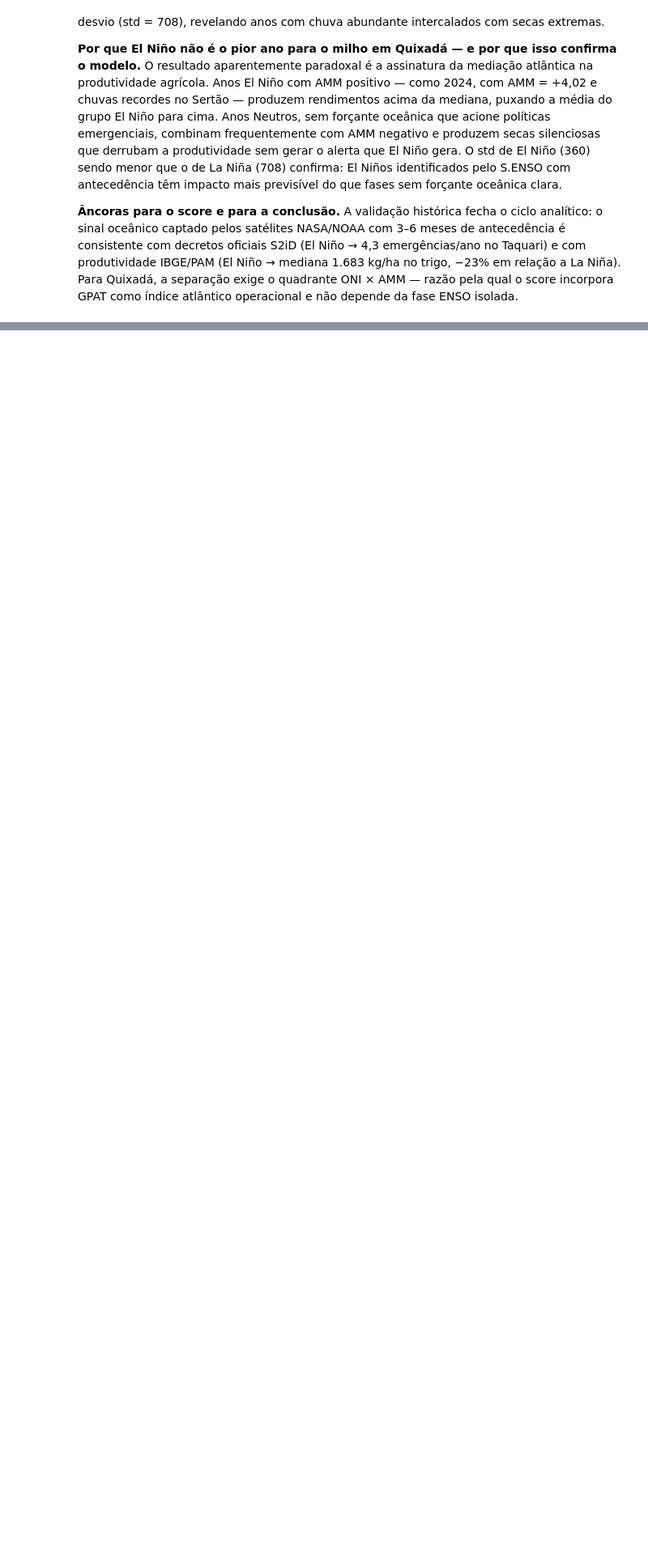
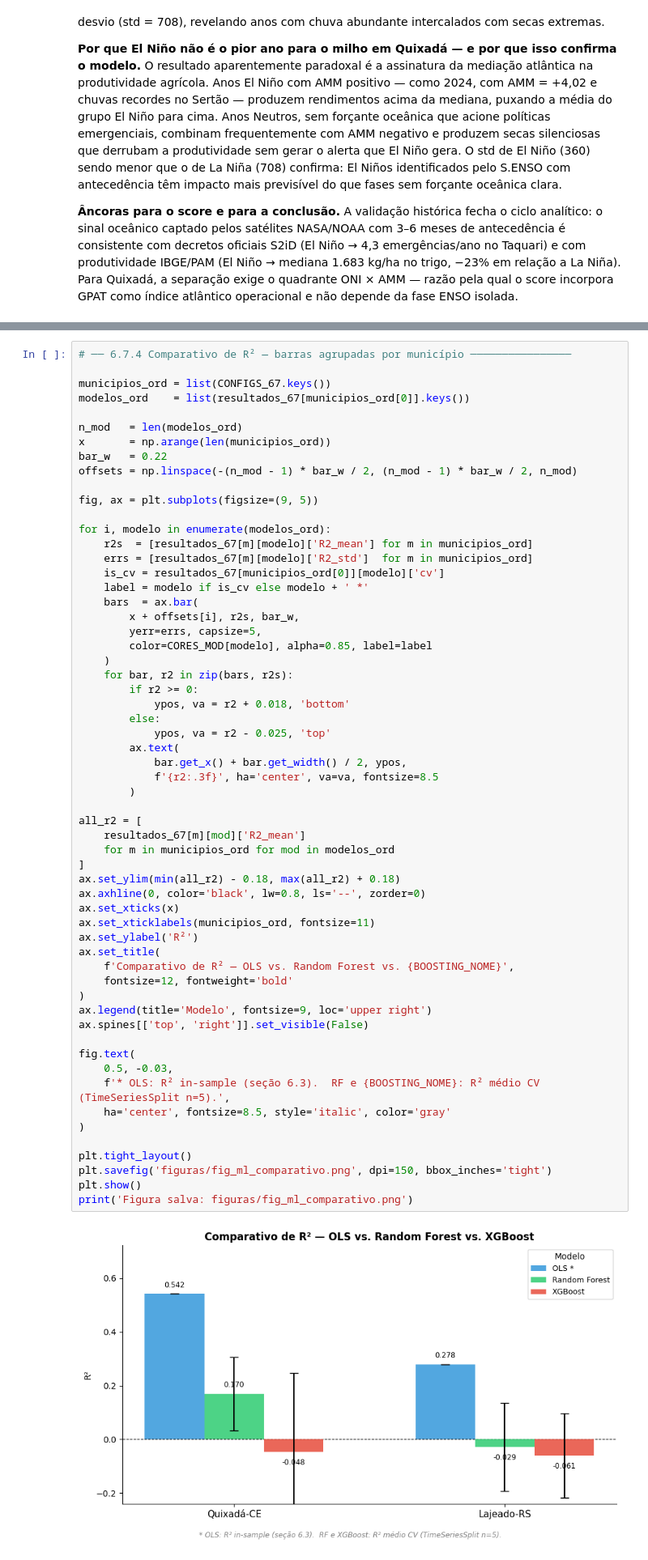
Before and after one commit to DiegoDegan/FIAP-GS2-SENSO-ElNino, a Jupyter notebook: SENSO_notebook_rascunho.ipynb, the cells around one changed output, grey strips where cells are left out. Shown at 81% size. Drawn from its saved outputs; the diff is of its cells as text; blank space fills up the shorter version.

```diff
--- a/SENSO_notebook_rascunho.ipynb
+++ b/SENSO_notebook_rascunho.ipynb
@@ -1854,0 +2127,61 @@ atlântico operacional e não depende da fase ENSO isolada.
+# %%
+# ── 6.7.4 Comparativo de R² — barras agrupadas por município ────────────────
+
+municipios_ord = list(CONFIGS_67.keys())
+modelos_ord    = list(resultados_67[municipios_ord[0]].keys())
+
+n_mod   = len(modelos_ord)
+x       = np.arange(len(municipios_ord))
+bar_w   = 0.22
+offsets = np.linspace(-(n_mod - 1) * bar_w / 2, (n_mod - 1) * bar_w / 2, n_mod)
+
+fig, ax = plt.subplots(figsize=(9, 5))
+
+for i, modelo in enumerate(modelos_ord):
+    r2s  = [resultados_67[m][modelo]['R2_mean'] for m in municipios_ord]
+    errs = [resultados_67[m][modelo]['R2_std']  for m in municipios_ord]
+    is_cv = resultados_67[municipios_ord[0]][modelo]['cv']
+    label = modelo if is_cv else modelo + ' *'
+    bars  = ax.bar(
+        x + offsets[i], r2s, bar_w,
+        yerr=errs, capsize=5,
+        color=CORES_MOD[modelo], alpha=0.85, label=label
+    )
+    for bar, r2 in zip(bars, r2s):
+        if r2 >= 0:
+            ypos, va = r2 + 0.018, 'bottom'
+        else:
+            ypos, va = r2 - 0.025, 'top'
+        ax.text(
+            bar.get_x() + bar.get_width() / 2, ypos,
+            f'{r2:.3f}', ha='center', va=va, fontsize=8.5
+        )
+
+all_r2 = [
+    resultados_67[m][mod]['R2_mean']
+    for m in municipios_ord for mod in modelos_ord
+]
+ax.set_ylim(min(all_r2) - 0.18, max(all_r2) + 0.18)
+ax.axhline(0, color='black', lw=0.8, ls='--', zorder=0)
+ax.set_xticks(x)
+ax.set_xticklabels(municipios_ord, fontsize=11)
+ax.set_ylabel('R²')
+ax.set_title(
+    f'Comparativo de R² — OLS vs. Random Forest vs. {BOOSTING_NOME}',
+    fontsize=12, fontweight='bold'
+)
+ax.legend(title='Modelo', fontsize=9, loc='upper right')
+ax.spines[['top', 'right']].set_visible(False)
+
+fig.text(
+    0.5, -0.03,
+    f'* OLS: R² in-sample (seção 6.3).  RF e {BOOSTING_NOME}: R² médio CV (TimeSeriesSplit n=5).',
+    ha='center', fontsize=8.5, style='italic', color='gray'
+)
+
+plt.tight_layout()
+plt.savefig('figuras/fig_ml_comparativo.png', dpi=150, bbox_inches='tight')
+plt.show()
+print('Figura salva: figuras/fig_ml_comparativo.png')
+# %% [output]
+[figure, added]
```
Also changed, not shown: parts of 9 cells of this notebook, 5 other files.
